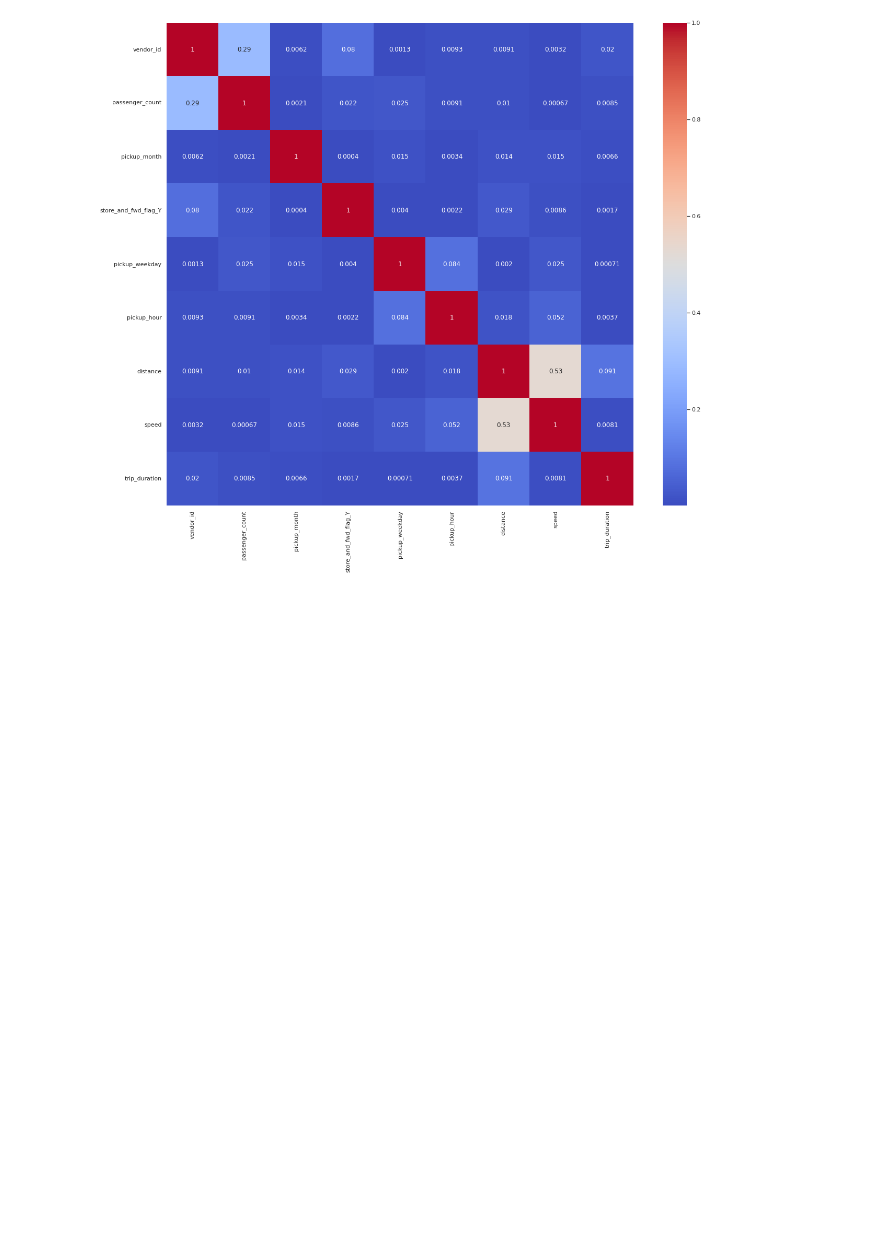
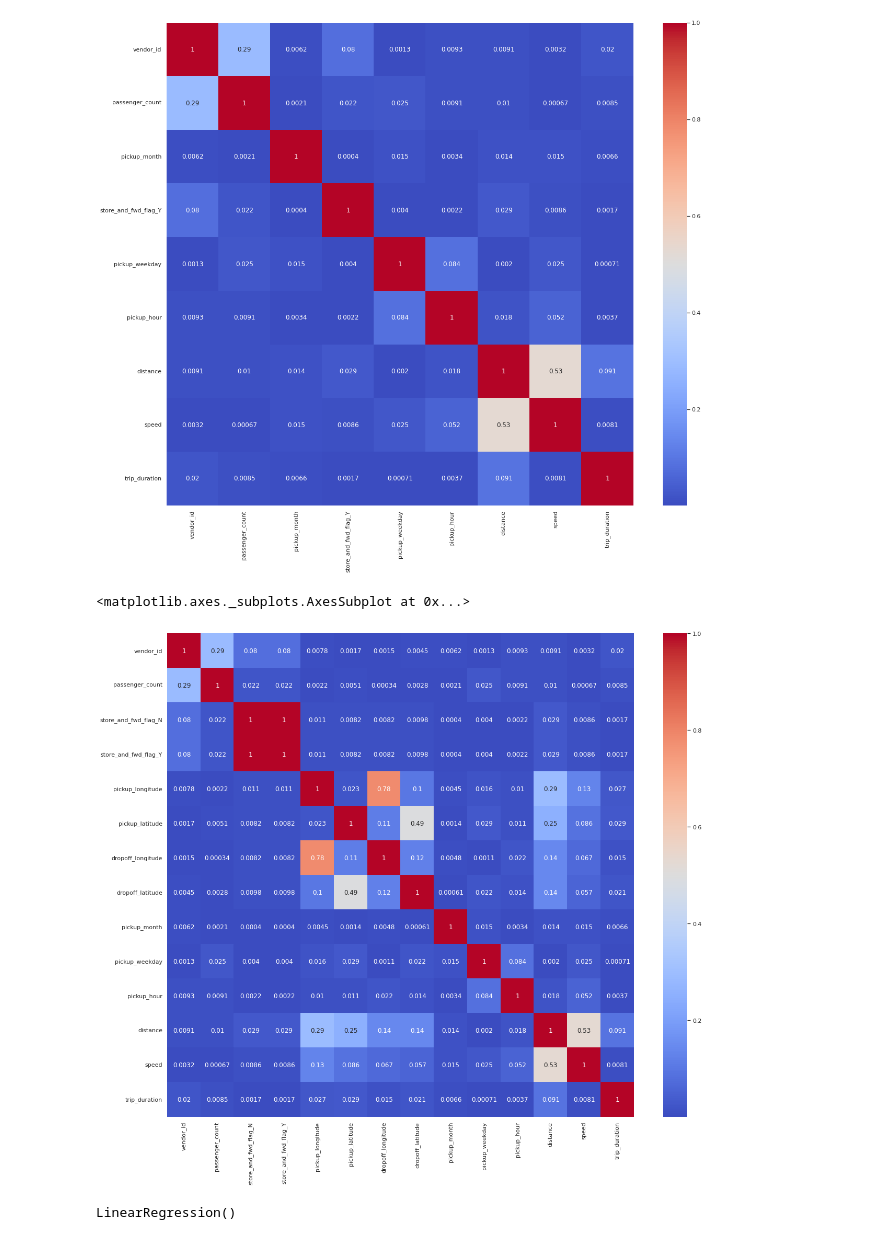
Before and after one commit to HariTarz/NYC-Taxi-Trip-Time-Prediction, a Jupyter notebook: NYC_Taxi_Trip_Time_Prediction_Capstone_Project.ipynb, the cells around one changed output. Cells and saved outputs as stored; diff of their text form; code cells hidden in the pictures; blank space fills up the shorter version.

```diff
--- a/NYC_Taxi_Trip_Time_Prediction_Capstone_Project.ipynb
+++ b/NYC_Taxi_Trip_Time_Prediction_Capstone_Project.ipynb
@@ -187,0 +221,2 @@ df['speed'] = df['distance']/(df.trip_duration/3600)
+# %%
+tmp_var = ['vendor_id','passenger_count', 'store_and_fwd_flag_N', 'store_and_fwd_flag_Y','pickup_longitude','pickup_latitude','dropoff_longitude','dropoff_latitude','pickup_month','pickup_weekday', 'pickup_hour','distance','speed']
@@ -433,5 +489,5 @@ memory usage: 189.2+ MB
 # %%
-cat_variables = ['vendor_id','passenger_count','store_and_fwd_flag', 'pickup_month', 'pickup_weekday','pickup_hour']
+cat_variables = ['vendor_id','passenger_count', 'pickup_month', 'pickup_weekday','pickup_hour']
 # %%
 tmp_df = df[cat_variables]
 # %%
@@ -480,3 +554,12 @@ sns.heatmap(abs(df_corr), annot=True, cmap='coolwarm')
 # %% [output]
 <matplotlib.axes._subplots.AxesSubplot at 0x...>
 [figure]
+# %%
+tmp_var_corr = df[tmp_var+dv].corr()
+# %%
+fig = plt.figure(figsize=(20,17))
+ax = fig.gca()
+sns.heatmap(abs(tmp_var_corr), annot=True, cmap='coolwarm')
+# %% [output]
+<matplotlib.axes._subplots.AxesSubplot at 0x...>
+[figure, added]
@@ -482,0 +582,4 @@ sns.heatmap(abs(df_corr), annot=True, cmap='coolwarm')
+# %%
+lin_reg.fit(X_train,X_test)
+# %% [output]
+LinearRegression()
```
Also changed, not shown: parts of 28 cells of this notebook.
